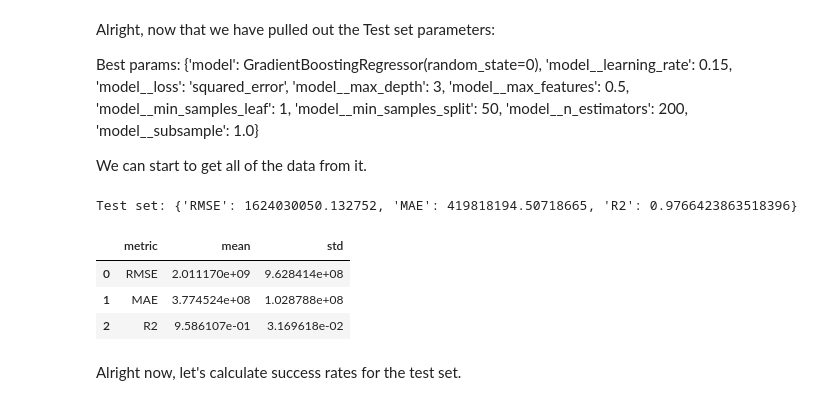
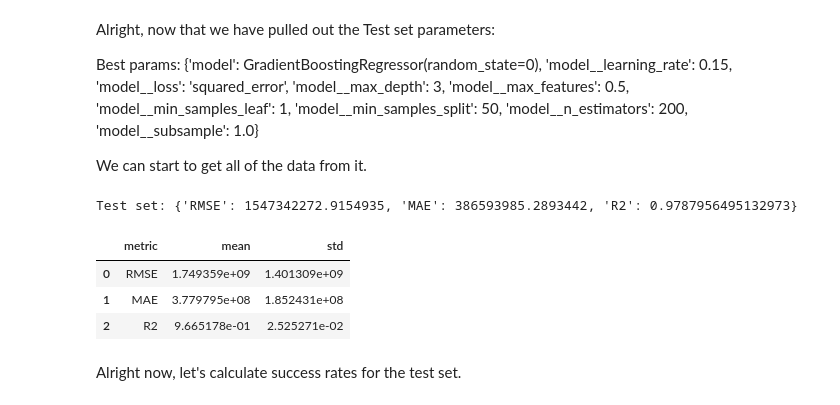
Before and after one commit to tmacpherson6/machine_learning_in_fundamental_valuations, a Jupyter notebook: Notebooks/Thomas/10 - Hyperparameter Tuning.ipynb, the cells around one changed output. Cells and saved outputs as stored; diff of their text form; code cells hidden in the pictures.

Commit message:
removed the single negative revenue company using an absolute value

```diff
--- a/Notebooks/Thomas/10 - Hyperparameter Tuning.ipynb
+++ b/Notebooks/Thomas/10 - Hyperparameter Tuning.ipynb
@@ -204,8 +200,8 @@ We can start to get all of the data from it.
 cat_cols = ['Sector', 'Exchange', 'Market Cap']
 
 # y_tr_col/y_te_col are your revenue targets, e.g. 'Revenue_2025Q2'
-y_tr_series = y_tr['Revenue_2025Q2']
-y_te_series = y_te['Revenue_2025Q2']
+y_tr_series = np.abs(y_tr['Revenue_2025Q2'])
+y_te_series = np.abs(y_te['Revenue_2025Q2'])
 
 # --- preproc ---
 pre = ColumnTransformer(
@@ -238,37 +234,37 @@ scores = cross_validate(
     scoring={"rmse": "neg_root_mean_squared_error",
              "mae":  "neg_mean_absolute_error",
              "r2":   "r2"},
     error_score="raise"   # surface any hidden exceptions
 )
 rmse_cv = -scores["test_rmse"]
 mae_cv  = -scores["test_mae"]
 r2_cv   =  scores["test_r2"]
 
 cv_summary = pd.DataFrame({
     "metric": ["RMSE","MAE","R2"],
     "mean":   [np.round(rmse_cv.mean(),2), np.round(mae_cv.mean(),2), r2_cv.mean()],
     "std":    [rmse_cv.std(ddof=1), mae_cv.std(ddof=1), r2_cv.std(ddof=1)],
 })
 
 # --- test-set metrics (single numbers) ---
 pipe.fit(X_tr, y_tr_series)
 y_pred = pipe.predict(X_te)
 
 rmse_test = np.sqrt(mean_squared_error(y_te_series, y_pred))  # RMSE
 mae_test  = mean_absolute_error(y_te_series, y_pred)
 r2_test   = r2_score(y_te_series, y_pred)
 
 test_summary = pd.Series({"RMSE": rmse_test, "MAE": mae_test, "R2": r2_test})
 
 
 print("\nTest set:", test_summary.to_dict())
 cv_summary
 # %% [output]
-Test set: {'RMSE': 1624030050.132752, 'MAE': 419818194.50718665, 'R2': 0.9766423863518396}
+Test set: {'RMSE': 1547342272.9154935, 'MAE': 386593985.2893442, 'R2': 0.9787956495132973}
 |  | metric | mean | std |
-| 0 | RMSE | 2.011170e+09 | 9.628414e+08 |
-| 1 | MAE | 3.774524e+08 | 1.028788e+08 |
-| 2 | R2 | 9.586107e-01 | 3.169618e-02 |
+| 0 | RMSE | 1.749359e+09 | 1.401309e+09 |
+| 1 | MAE | 3.779795e+08 | 1.852431e+08 |
+| 2 | R2 | 9.665178e-01 | 2.525271e-02 |
 # %% [markdown]
 Alright now, let's calculate success rates for the test set.
 # %%
```
Also changed, not shown: parts of 2 cells of this notebook.
